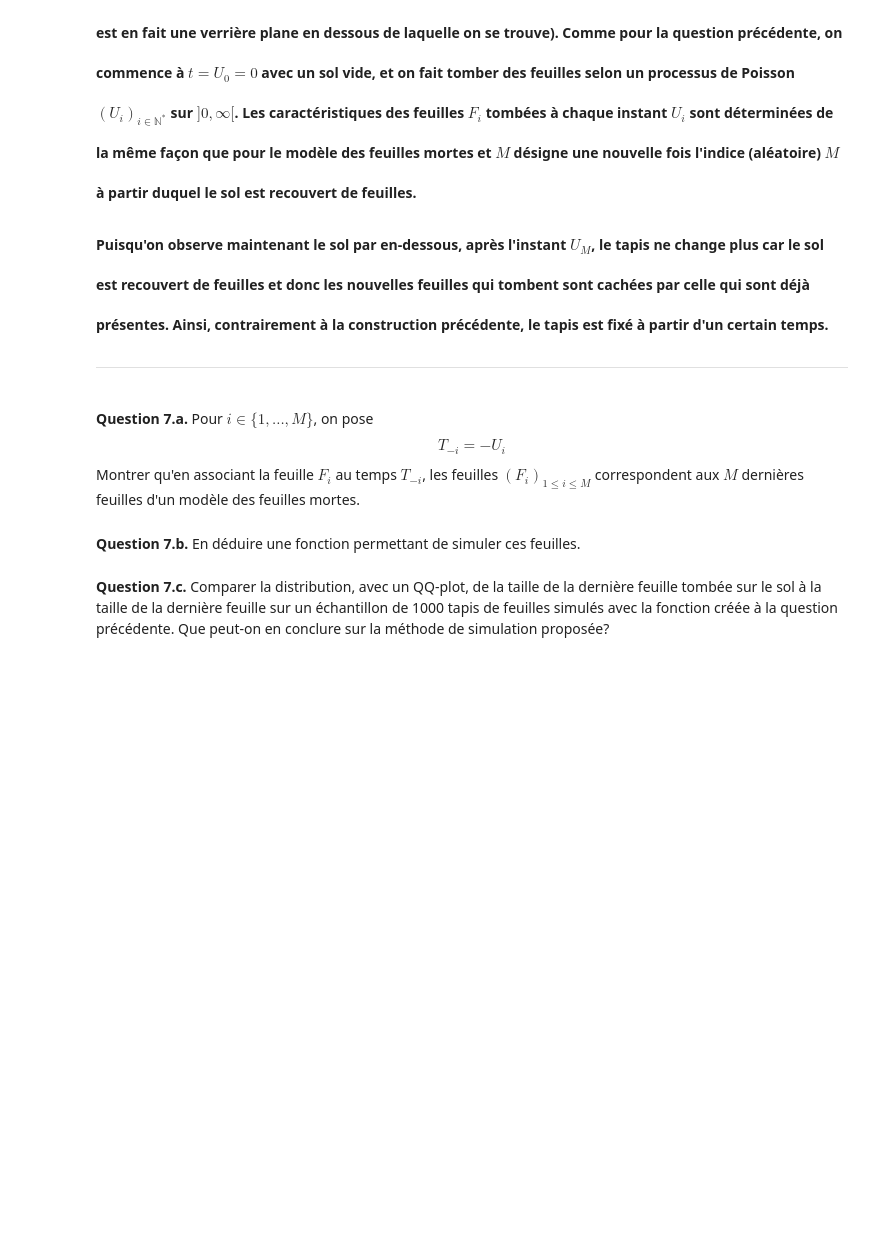
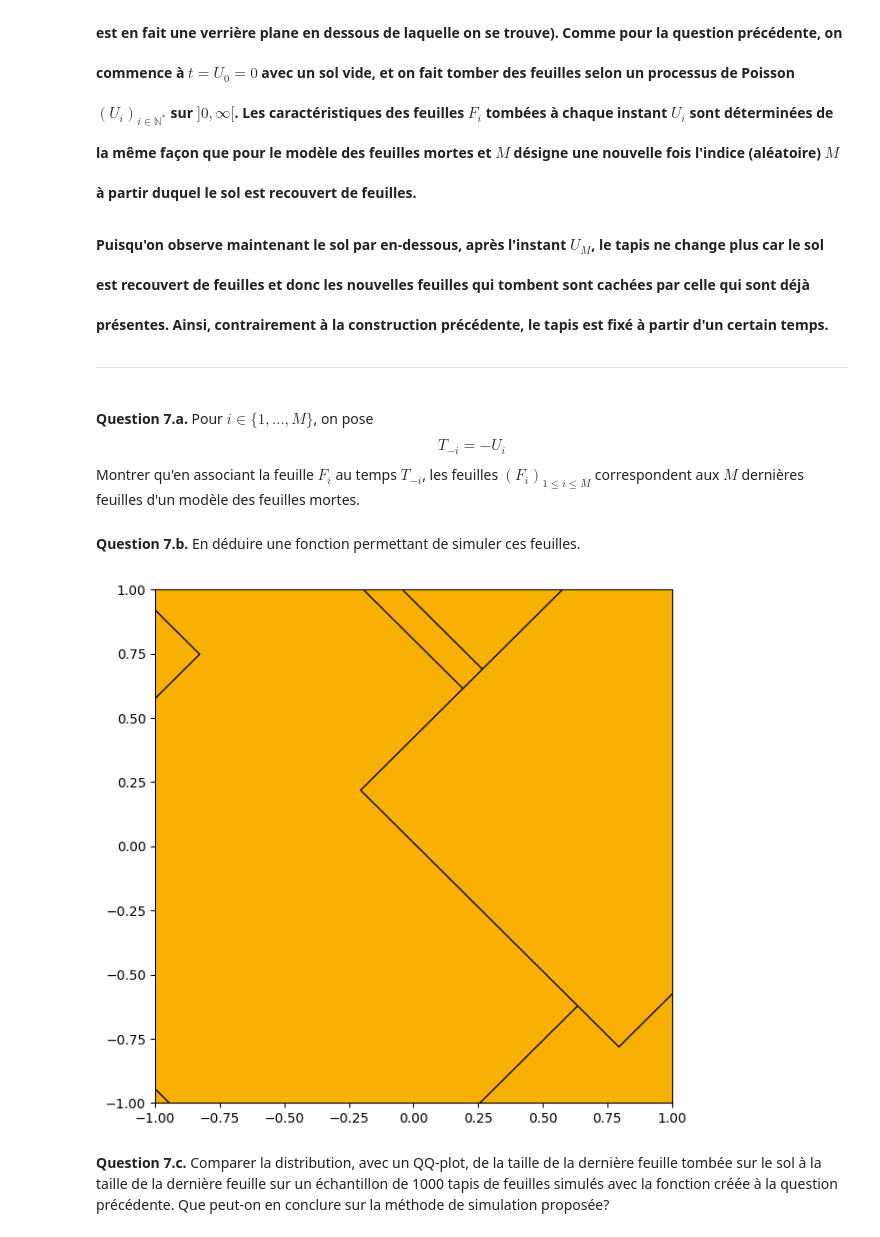
Before and after one commit to HBoiarsky/DM-probas-mines, a Jupyter notebook: PN_Probas_24-25_VF.ipynb, the cells around one changed output. Drawn from its saved outputs; the diff is of its cells as text; code cells hidden in the pictures; blank space fills up the shorter version.

```diff
--- a/PN_Probas_24-25_VF.ipynb
+++ b/PN_Probas_24-25_VF.ipynb
@@ -913,2 +906,46 @@ plotSim(Sim)
+# %%
+def simFeuillesDessous(theta,p,a,b,Dext):
+    couverture = np.zeros(Ddiscr.shape[0], dtype=bool)
+    temps_courant = 0.0
+    feuilles= []
+    U = []
+
+    while not couverture.all():
+        temps_inter_arrivees = np.random.exponential(1/theta)
+        temps_courant = temps_courant + temps_inter_arrivees
+        U.append(temps_courant)
+
+        position = simPosition(Dext)
+        couleur = simCouleur(p)
+        taille = simTaille(couleur, a, b)
+
+        dx = Ddiscr[:, 0] - position[0]
+        dy = Ddiscr[:, 1] - position[1]
+        distances = np.sqrt(dx**2 + dy**2) # distance euclidienne
+        masque = distances <= taille
+        couverture = np.logical_or(couverture, masque)
+
+        feuilles.append([temps_courant, position[0], position[1], couleur, taille])
+
+    M = len(feuilles)
+    feuilles_inversees = feuilles [::-1]
+    temps_inverses = [ - feuille[0] for feuille in feuilles_inversees]
+
+    Simulation = np.array([ [temps_inverses[i], feuilles_inversees[i][1], feuilles_inversees[i][2], feuilles_inversees[i][3], feuilles_inversees[i][4]] for i in range(M)])
+
+    return Simulation
+# %%
+## Paramètres
+theta = 1
+p = [0.3, 0.5, 0.2]
+a = [0.1, 0.2, 0.3]
+b = [0.4, 0.5, 0.6]
+Dext = [-2, 2]
+
+## Simulation et affichage
+Sim = simFeuillesDessous(theta, p, a, b, Dext)
+plotSim(Sim)
+# %% [output]
+[figure, added]
 # %% [markdown]
 **Question 7.c.**  Comparer la distribution, avec un QQ-plot, de la taille de la dernière feuille tombée sur le sol à la taille de la dernière feuille sur un échantillon de 1000 tapis de feuilles simulés avec la fonction créée à la question précédente. Que peut-on en conclure sur la méthode de simulation proposée?
```
Also changed, not shown: parts of 14 cells of this notebook.
